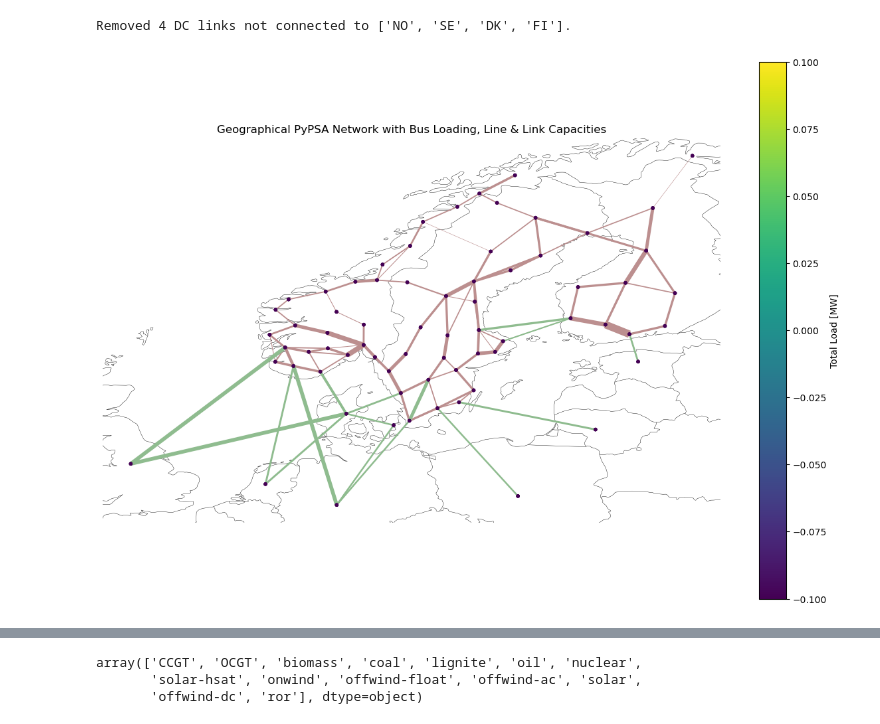
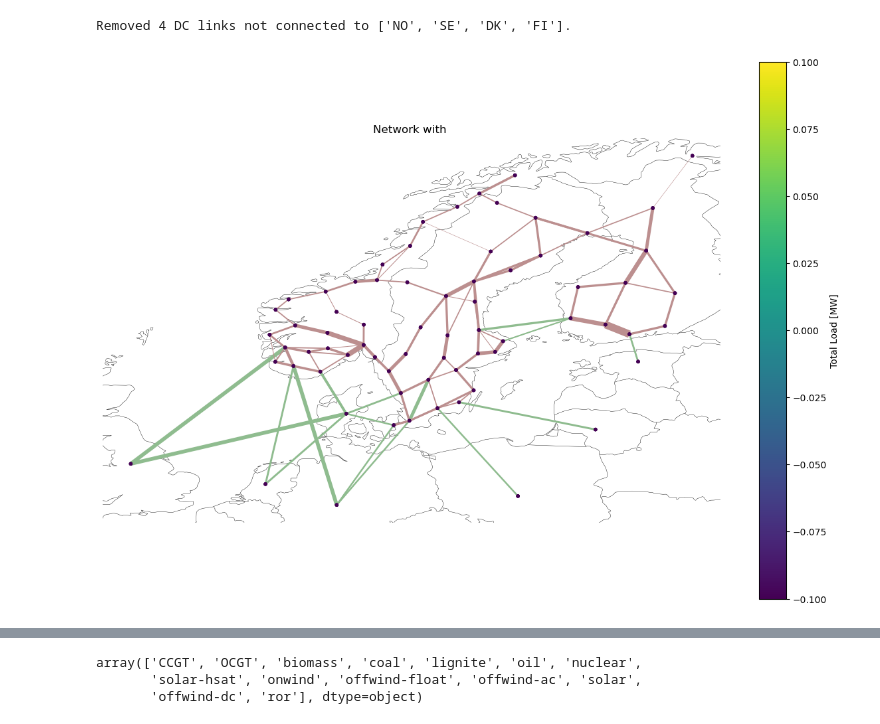
Before and after one commit to Pumpekraftverk/FM4017-Project, a Jupyter notebook: NordicGridWithWeights_DC_Links_included.ipynb, the cells around one changed output, grey strips where cells are left out. Cells and saved outputs as stored; diff of their text form; code cells hidden in the pictures.

Commit message:
Minor revision
Previous version had removed AC link from DK to SE. Still kept in this version.

```diff
--- a/NordicGridWithWeights_DC_Links_included.ipynb
+++ b/NordicGridWithWeights_DC_Links_included.ipynb
@@ -258,16 +258,31 @@ plt.show()
 # %%
 #Deleting AC-lines in non-Nordic area
 
-countries = ["DE", "PL", "LT", "EE", "NL", "DK"]
+# Countries we want to remove AC lines from
+remove_countries = ["DE", "PL", "LT", "EE", "NL"]
 
-mask = (
-    nw.lines.bus0.str[:2].isin(countries) |
-    nw.lines.bus1.str[:2].isin(countries)
+# Nordic countries (including DK)
+nordic_countries = ["NO", "SE", "DK", "FI"]
+
+# Identify AC lines (if you have carrier info)
+mask_ac = nw.lines.carrier.str.contains("AC", case=False, na=False) if "carrier" in nw.lines.columns else True
+
+# Identify lines to remove
+mask_remove = mask_ac & (
+    (
+        nw.lines.bus0.str[:2].isin(remove_countries) |
+        nw.lines.bus1.str[:2].isin(remove_countries)
+    )
+    # ❗ Keep DK–Nordic connections
+    & ~(
+        (nw.lines.bus0.str.startswith("DK") & nw.lines.bus1.str[:2].isin(["NO", "SE", "FI"])) |
+        (nw.lines.bus1.str.startswith("DK") & nw.lines.bus0.str[:2].isin(["NO", "SE", "FI"]))
+    )
 )
 
-lines_to_remove = nw.lines.index[mask]
-lines_to_remove
-nw.remove("Line", lines_to_remove)
+lines_to_remove = nw.lines.index[mask_remove]
 
-print(f"Removed {len(lines_to_remove)} lines connected to {countries}.")
+nw.mremove("Line", lines_to_remove)
+
+print(f"Removed {len(lines_to_remove)} AC lines connected to {remove_countries}, keeping DK–Nordic connections.")
 # %% [output]
@@ -319,32 +335,32 @@ if not nw.links.empty:
     link_capacities = nw.links.p_nom.copy()
     link_widths = 0.1 + 4 * link_capacities / link_capacities.max()
 else:
     link_widths = None
 
 # Plot
 fig = plt.figure(figsize=(15, 15))
 ax = plt.axes(projection=ccrs.PlateCarree())
 
 nw.plot.map(
     ax=ax,
     bus_colors=bus_loading,
     bus_sizes=0.01,
     line_alpha=1,
     line_widths=line_widths,
     link_alpha=1,
     link_widths=link_widths
 )
 
 # Colorbar
 sm = plt.cm.ScalarMappable(
     cmap=plt.cm.viridis,
     norm=plt.Normalize(vmin=bus_loading.min(), vmax=bus_loading.max())
 )
 sm.set_array([])
 cbar = plt.colorbar(sm, ax=ax, shrink=0.7)
 cbar.set_label("Total Load [MW]")
 
-plt.title("Geographical PyPSA Network with Bus Loading, Line & Link Capacities")
+plt.title("Network with ")
 plt.show()
 # %% [output]
-[figure, old version]
+[figure, new version]
```
Also changed, not shown: parts of 3 cells of this notebook.
